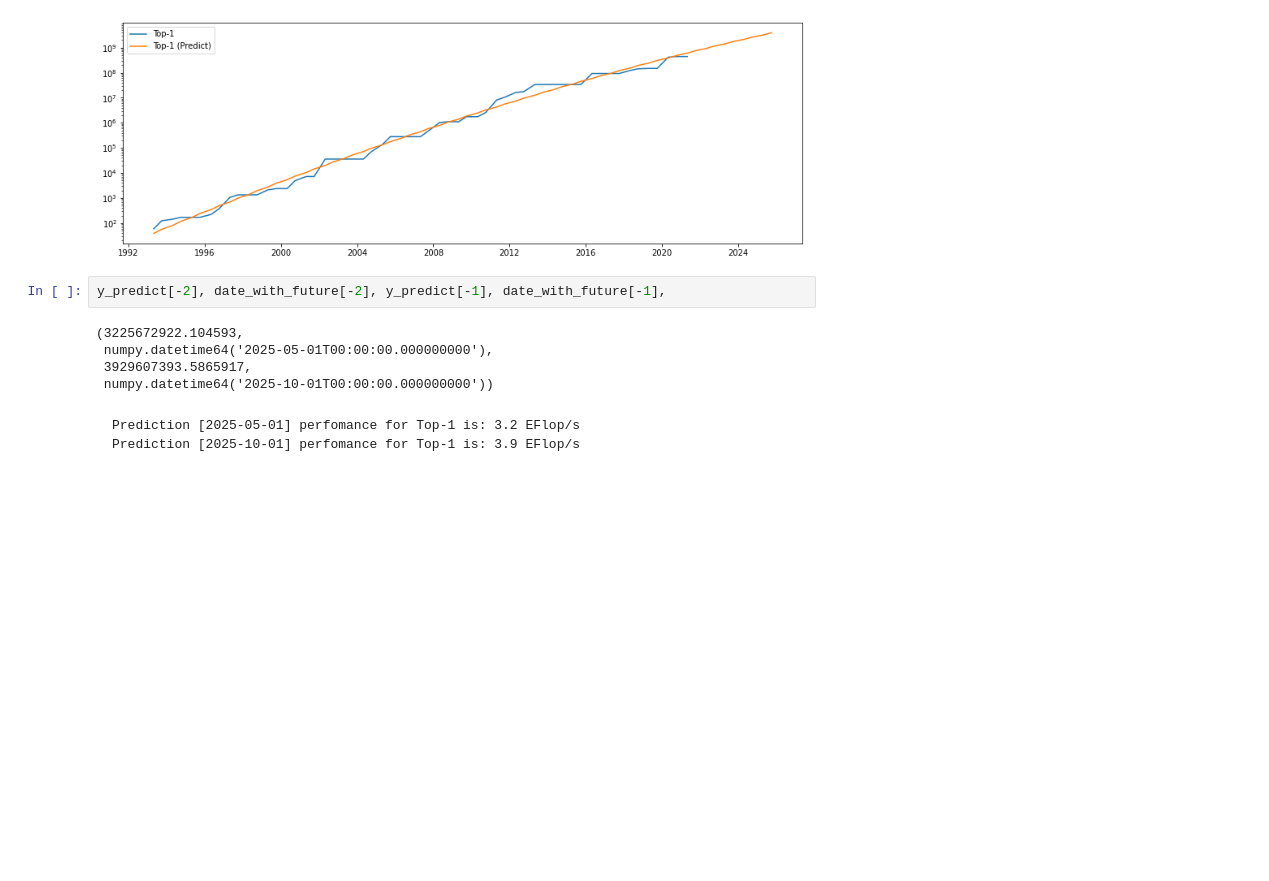
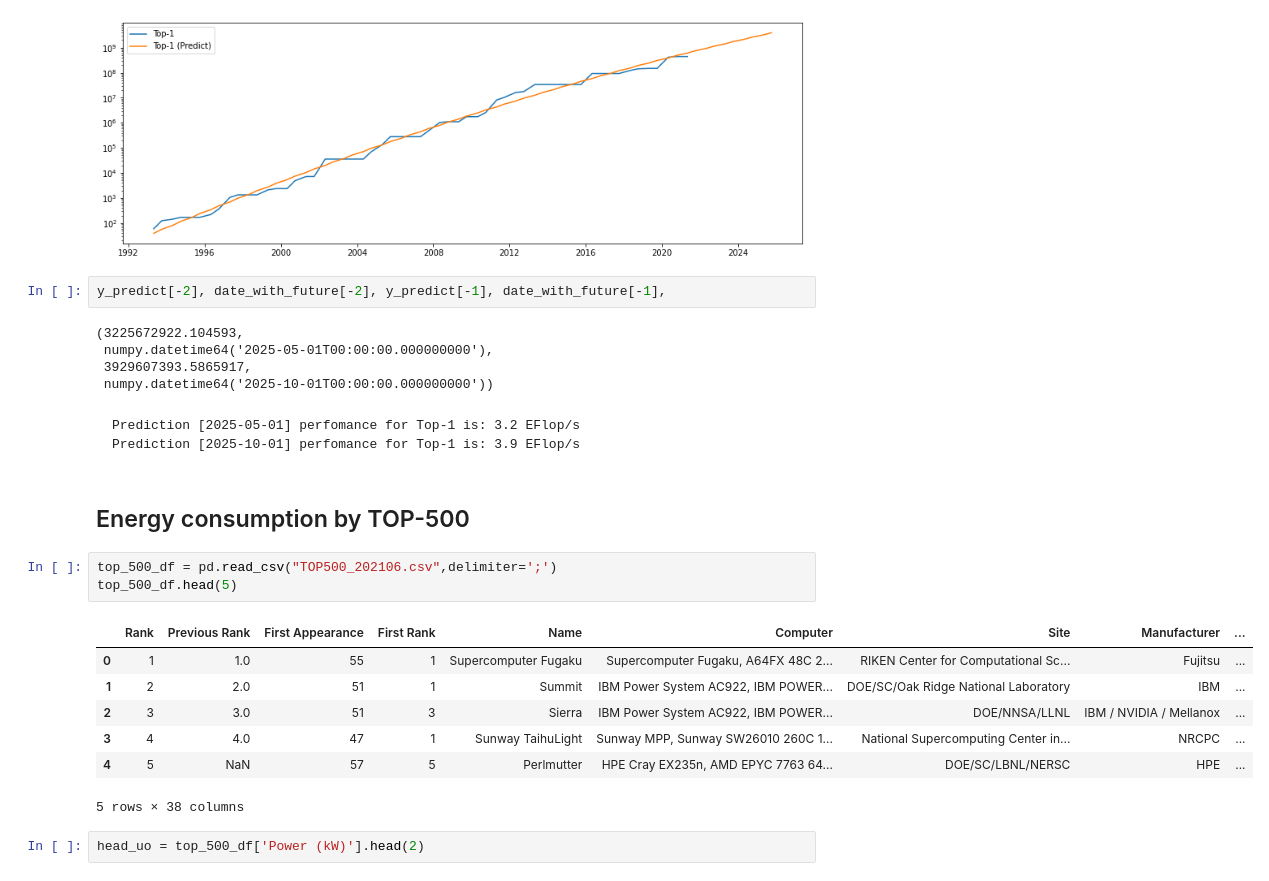
Before and after one commit to nickdndev/high_performance_computing, a Jupyter notebook: estimate_top500_computers/estimation.ipynb, the cells around one changed output. Saved outputs shown, nothing was run; the diff lists cells and outputs as text; blank space fills up the shorter version.

Commit message:
energy consumption

````diff
--- a/estimate_top500_computers/estimation.ipynb
+++ b/estimate_top500_computers/estimation.ipynb
@@ -118,3 +120,18 @@ y_predict[-2], date_with_future[-2], y_predict[-1], date_with_future[-1],
 Prediction [2025-05-01] perfomance for Top-1 is: 3.2 EFlop/s
 Prediction [2025-10-01] perfomance for Top-1 is: 3.9 EFlop/s
 ```
+# %% [markdown]
+## Energy consumption by TOP-500
+# %%
+top_500_df = pd.read_csv("TOP500_202106.csv",delimiter=';')
+top_500_df.head(5)
+# %% [output]
+|  | Rank | Previous Rank | First Appearance | First Rank | Name | Computer | Site | Manufacturer | ... |
+| 0 | 1 | 1.0 | 55 | 1 | Supercomputer Fugaku | Supercomputer Fugaku, A64FX 48C 2... | RIKEN Center for Computational Sc... | Fujitsu | ... |
+| 1 | 2 | 2.0 | 51 | 1 | Summit | IBM Power System AC922, IBM POWER... | DOE/SC/Oak Ridge National Laboratory | IBM | ... |
+| 2 | 3 | 3.0 | 51 | 3 | Sierra | IBM Power System AC922, IBM POWER... | DOE/NNSA/LLNL | IBM / NVIDIA / Mellanox | ... |
+| 3 | 4 | 4.0 | 47 | 1 | Sunway TaihuLight | Sunway MPP, Sunway SW26010 260C 1... | National Supercomputing Center in... | NRCPC | ... |
+| 4 | 5 | NaN | 57 | 5 | Perlmutter | HPE Cray EX235n, AMD EPYC 7763 64... | DOE/SC/LBNL/NERSC | HPE | ... |
+5 rows × 38 columns
+# %%
+head_uo = top_500_df['Power (kW)'].head(2)
````
Also changed, not shown: parts of 6 cells of this notebook.
